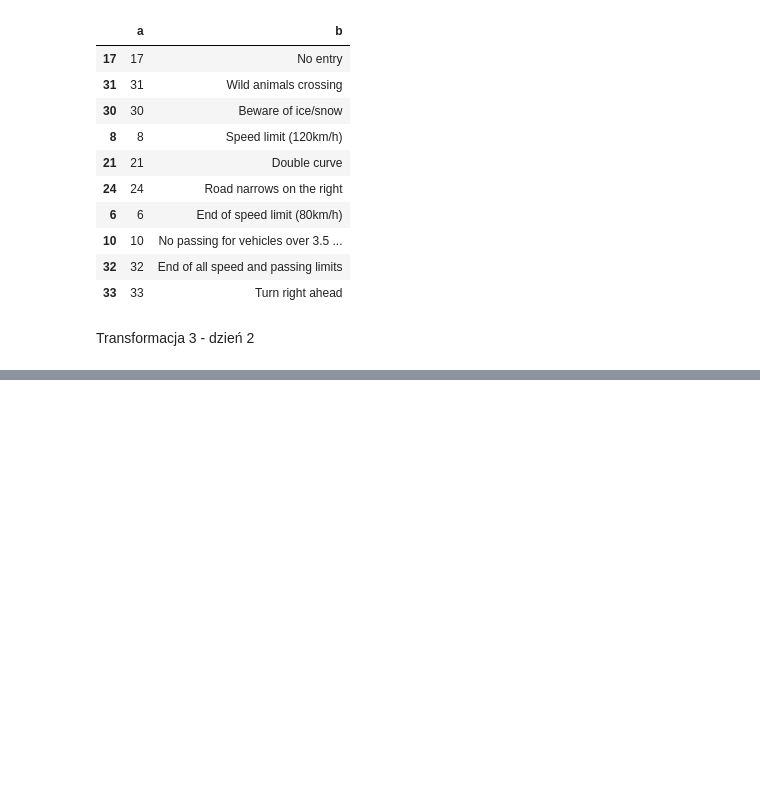
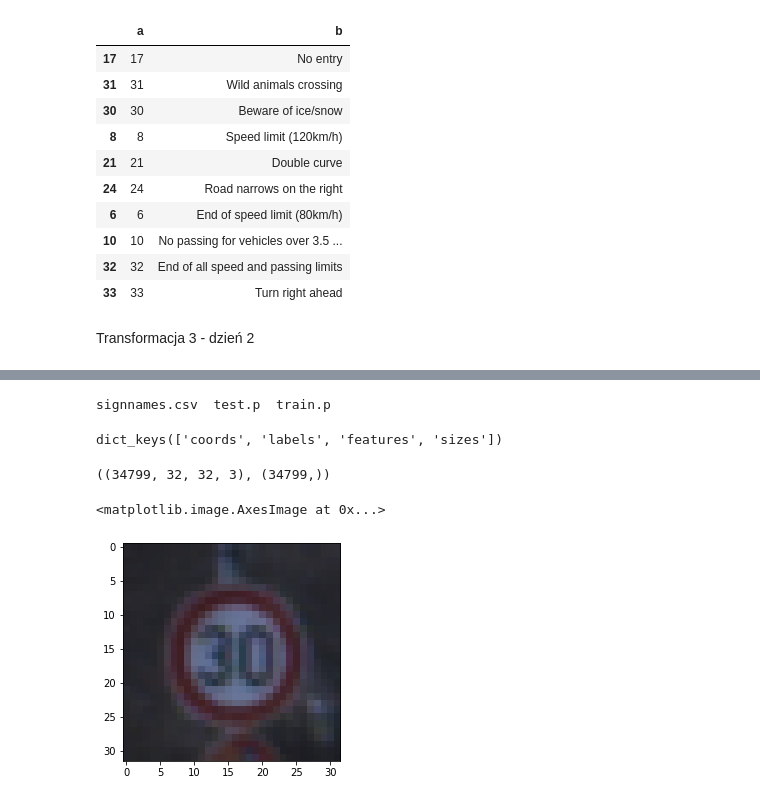
Before and after one commit to SebastianMichalMaciejewski/dw_matrix_road, a Jupyter notebook: day1_2.ipynb, the cells around one changed output, grey strips where cells are left out. Saved outputs shown, nothing was run; the diff lists cells and outputs as text; code cells hidden in the pictures; blank space fills up the shorter version.

```diff
--- a/day1_2.ipynb
+++ b/day1_2.ipynb
@@ -119,0 +128,14 @@ Transformacja 3 - dzień 2
+# %%
+ls data
+# %% [output]
+signnames.csv  test.p  train.p
+# %%
+train = pd.read_pickle('data/train.p')
+train.keys()
+# %% [output]
+dict_keys(['coords', 'labels', 'features', 'sizes'])
+# %%
+X_train, y_train = train['features'], train['labels']
+X_train.shape, y_train.shape
+# %% [output]
+((34799, 32, 32, 3), (34799,))
@@ -119,0 +148,6 @@ Transformacja 3 - dzień 2
+# %%
+()plt.imshow(X_train[4000])
+# pikseli jest 32 x 32
+# %% [output]
+<matplotlib.image.AxesImage at 0x...>
+[figure, added]
```
Also changed, not shown: parts of 18 cells of this notebook.
